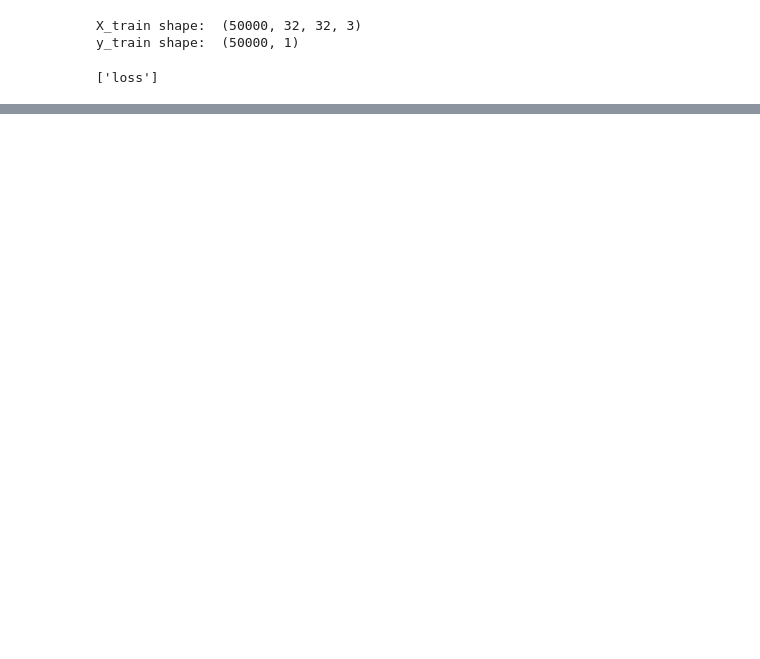
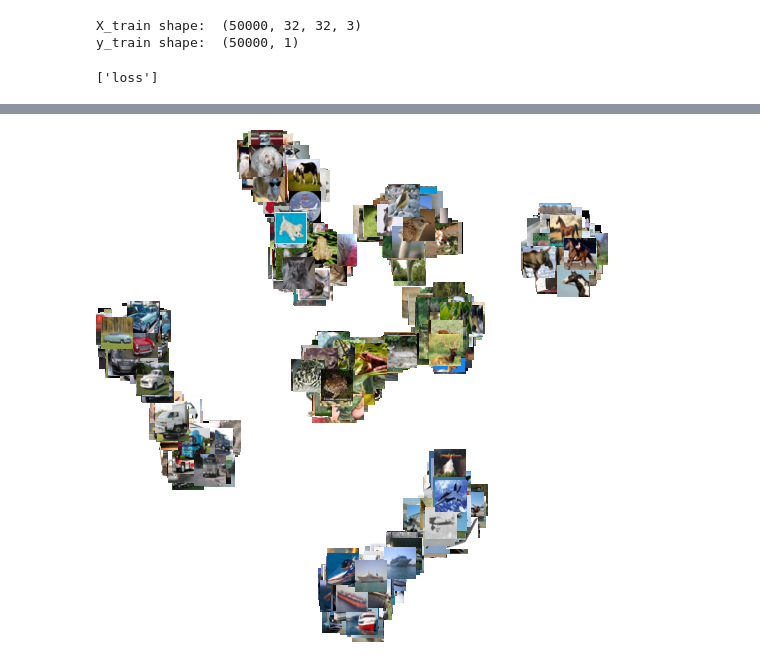
Before and after one commit to asterisk37n/deep-learning, a Jupyter notebook: triplet-loss/Tripletloss_CIFAR-10.ipynb, the cells around one changed output, grey strips where cells are left out. Cells and saved outputs as stored; diff of their text form; code cells hidden in the pictures; blank space fills up the shorter version.

```diff
--- a/triplet-loss/Tripletloss_CIFAR-10.ipynb
+++ b/triplet-loss/Tripletloss_CIFAR-10.ipynb
@@ -374,0 +391,4 @@ plt.show()
+# %%
+IPython.display.Image(filename='img/196-0.746.png')
+# %% [output]
+[figure, added]
```
Also changed, not shown: parts of 12 cells of this notebook.
